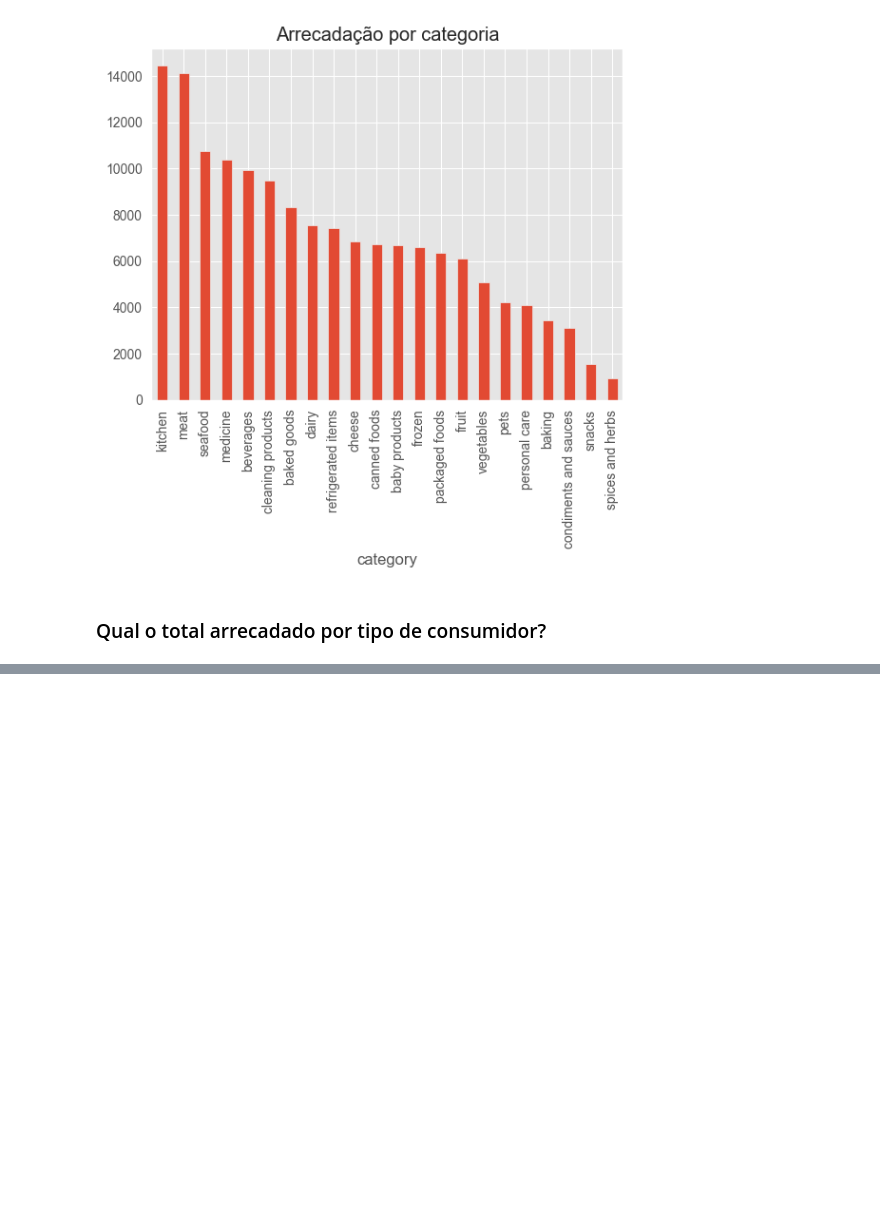
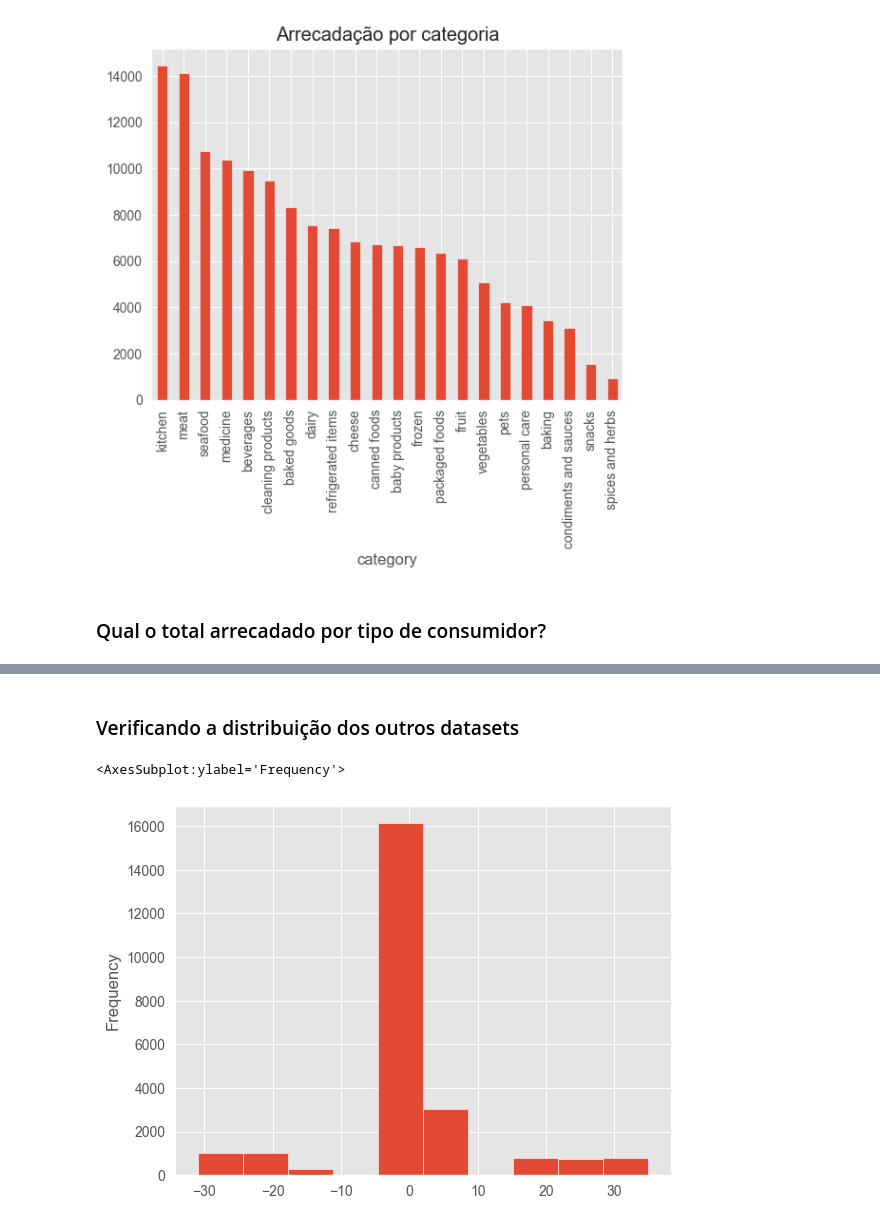
Before and after one commit to dnsrsdata/stock_level_prediction, a Jupyter notebook: notebooks/EDA.ipynb, the cells around one changed output, grey strips where cells are left out. Cells and saved outputs as stored; diff of their text form; code cells hidden in the pictures; blank space fills up the shorter version.

Commit message:
Adicionando plot com distribuição

```diff
--- a/notebooks/EDA.ipynb
+++ b/notebooks/EDA.ipynb
@@ -188,0 +180,12 @@ Text(0.5, 1.0, 'Arrecadação por tipo de consumidor')
+# %% [markdown]
+### Verificando a distribuição dos outros datasets
+# %%
+# Lendo os dados
+df_temperatura = pd.read_csv('../data/raw/sensor_storage_temperature.csv', index_col=0)
+df_level_estoque = pd.read_csv('../data/raw/sensor_stock_levels.csv', index_col=0)
+# %%
+# Verificando a distribuição
+df_temperatura.temperature.plot(kind = 'hist')
+# %% [output]
+<AxesSubplot:ylabel='Frequency'>
+[figure, added]
```
Also changed, not shown: parts of 12 cells of this notebook.
